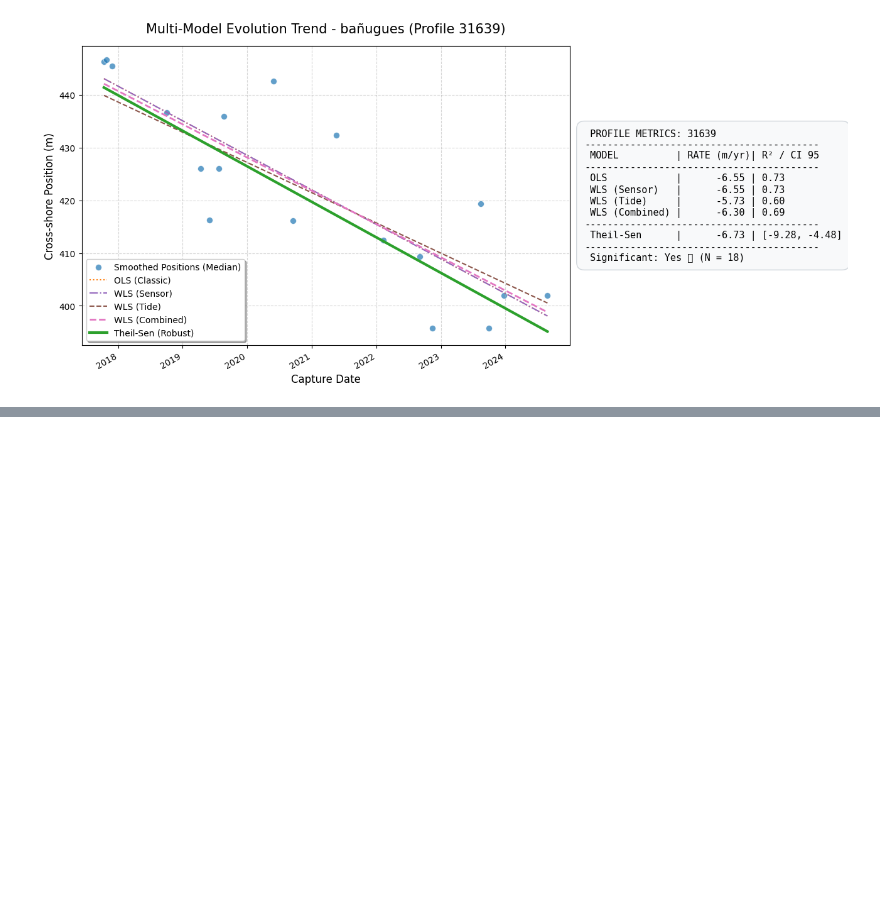
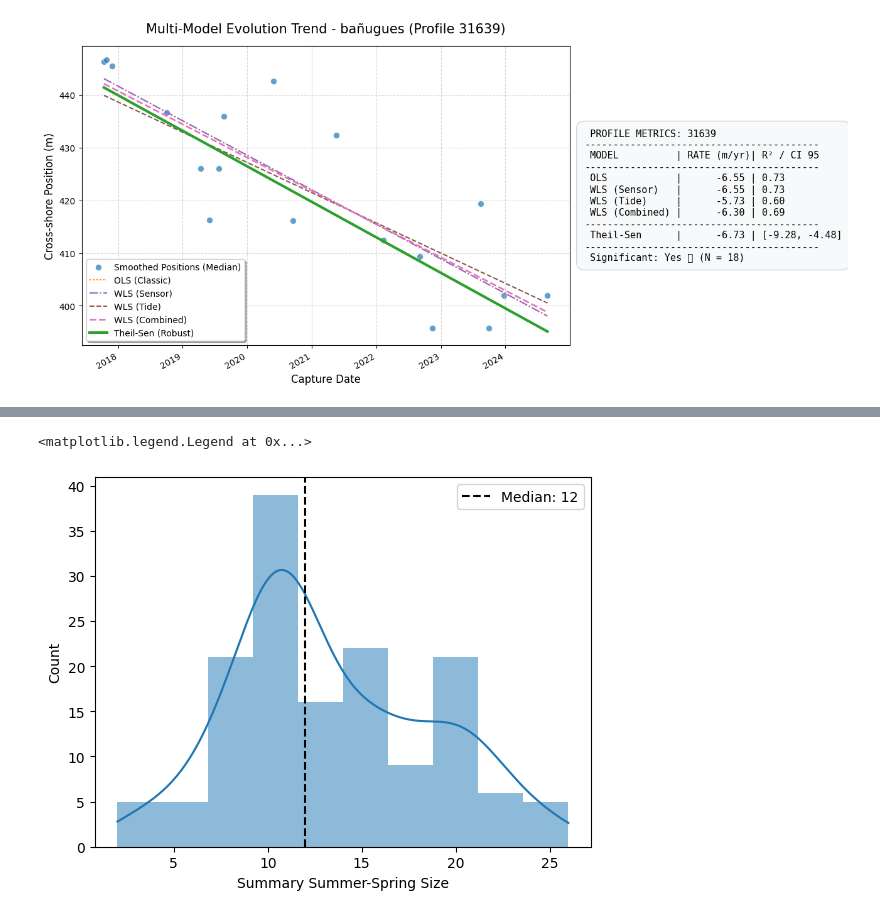
Before and after one commit to AlbertGallegoJimenez/macrotidal_coastal_rates, a Jupyter notebook: nb_test_tasas.ipynb, the cells around one changed output, grey strips where cells are left out. Saved outputs shown, nothing was run; the diff lists cells and outputs as text; code cells hidden in the pictures; blank space fills up the shorter version.

```diff
--- a/nb_test_tasas.ipynb
+++ b/nb_test_tasas.ipynb
@@ -848,0 +1018,19 @@ plot_multimodel_profile(
+# %%
+sns.histplot(
+    data=stats_filtered,
+    x='summ_spr_size',
+    kde=True,
+    lw=0
+)
+plt.axvline(
+    stats_filtered['summ_spr_size'].median(),
+    color='black',
+    linestyle='--',
+    linewidth=1.5,
+    label=f"Median: {stats_filtered['summ_spr_size'].median():.0f}"
+)
+plt.xlabel('Summary Summer-Spring Size')
+plt.legend()
+# %% [output]
+<matplotlib.legend.Legend at 0x...>
+[figure, added]
```
Also changed, not shown: parts of 7 cells of this notebook.
